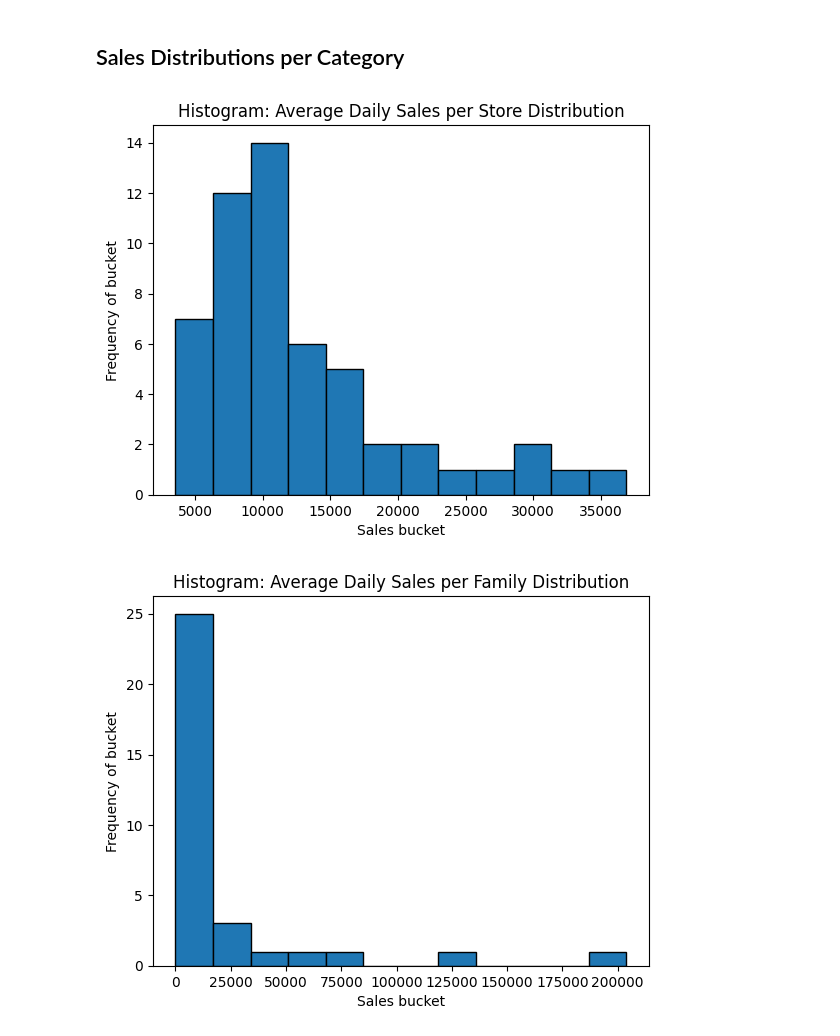
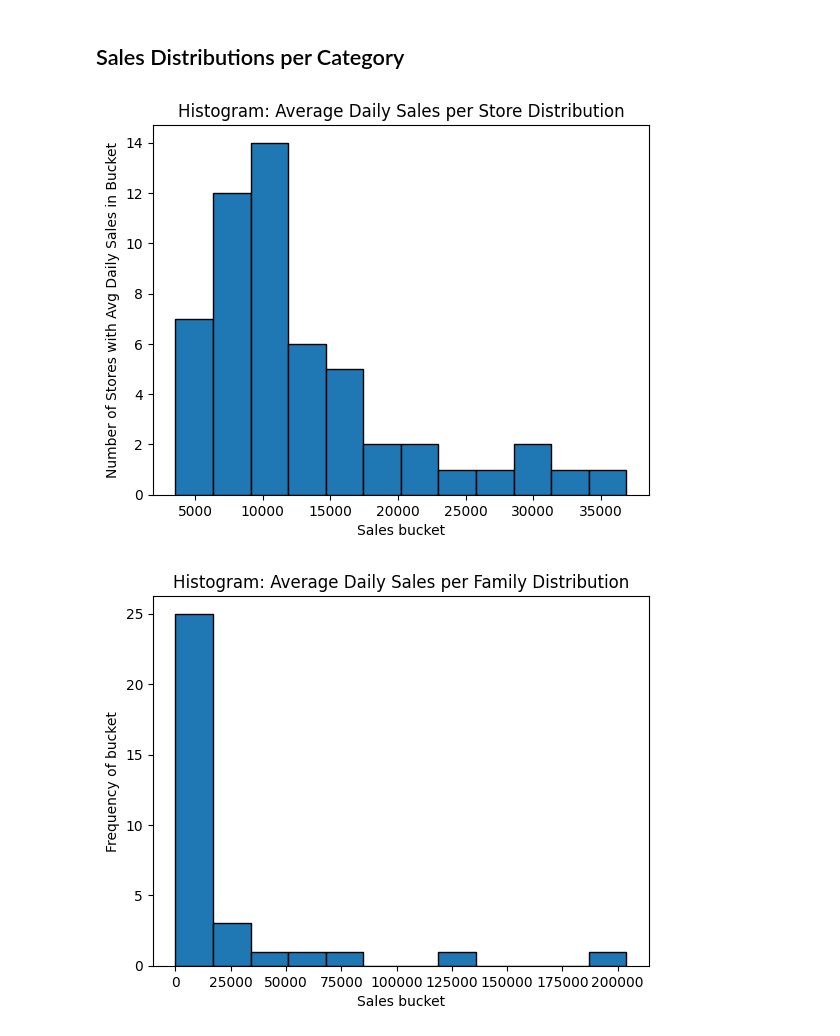
Before and after one commit to coryleroy1/Store-Sales, a Jupyter notebook: code/01_data_exploration_CL.ipynb, the cells around one changed output. Cells and saved outputs as stored; diff of their text form; code cells hidden in the pictures.

```diff
--- a/code/01_data_exploration_CL.ipynb
+++ b/code/01_data_exploration_CL.ipynb
@@ -265,14 +273,14 @@ never_sold
 # %%
 total_sales_per_store_daily = df_train_shortened.groupby(['store_nbr','date'])['sales'].sum().reset_index()
 avg_sales_per_store = total_sales_per_store_daily.groupby(['store_nbr'])['sales'].mean().reset_index()
 # Plot the bar chart
 plt.hist(avg_sales_per_store['sales'], bins = 12, edgecolor = 'black')
 plt.xlabel('Sales bucket')
-plt.ylabel('Frequency of bucket')
+plt.ylabel('Number of Stores with Avg Daily Sales in Bucket')
 plt.title('Histogram: Average Daily Sales per Store Distribution')
 plt.show()
 # %% [output]
-[figure, old version]
+[figure, new version]
 # %%
 total_sales_per_family_daily = df_train_shortened.groupby(['family','date'])['sales'].sum().reset_index()
 avg_sales_per_family = total_sales_per_family_daily.groupby(['family'])['sales'].mean().reset_index()
```
Also changed, not shown: parts of 7 cells of this notebook.
